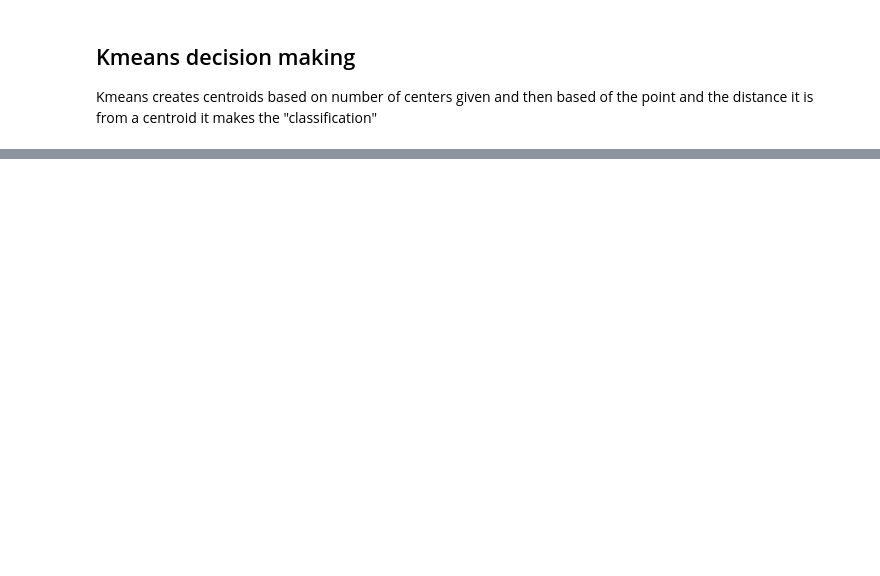
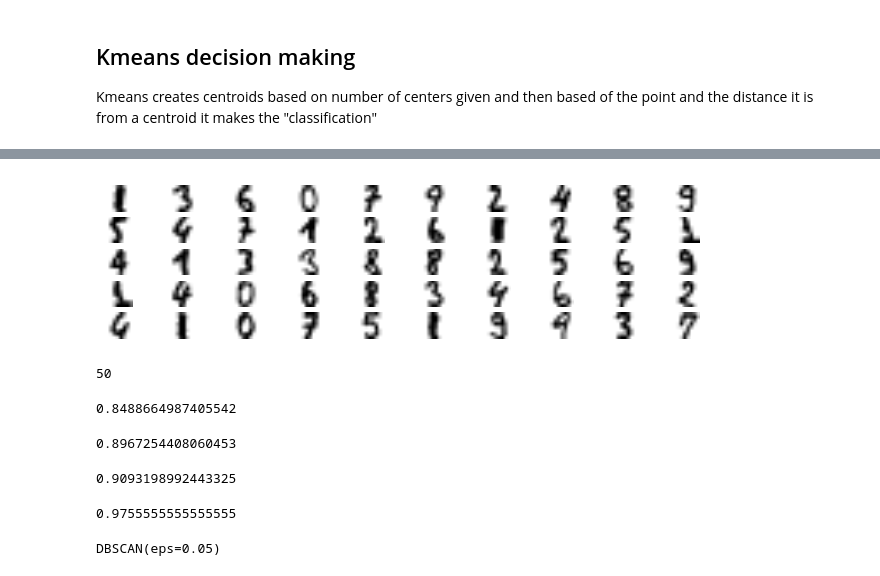
Before and after one commit to tcarr032/Unsupervised-Learning-models, a Jupyter notebook: Unsupervised.ipynb, the cells around one changed output, grey strips where cells are left out. Drawn from its saved outputs; the diff is of its cells as text; code cells hidden in the pictures; blank space fills up the shorter version.

```diff
--- a/Unsupervised.ipynb
+++ b/Unsupervised.ipynb
@@ -92,0 +159,5 @@ plt.show()
+# %%
+from sklearn.datasets import load_digits
+X_digits, y_digits = load_digits(return_X_y=True)
+X_train, y_train = X_digits[:1400], y_digits[:1400]
+X_test, y_test = X_digits[1400:], y_digits[1400:]
@@ -92,0 +175,30 @@ plt.show()
+# %%
+k = 50
+kmean = KMeans(n_clusters=k, random_state=42)
+X_digits_dist = kmean.fit_transform(X_train)
+representitive_digit_indx = np.argmin(X_digits_dist, axis=0)
+X_representitve_digits = X_train[representitive_digit_indx]
+# %%
+plt.figure(figsize=(8, 2))
+for indx, image in enumerate(X_representitve_digits):
+    plt.subplot(50// 10, 10, indx+1)
+    plt.imshow(image.reshape(8,8), cmap='binary', interpolation='bilinear')
+    plt.axis('off')
+plt.show()
+# %% [output]
+[figure, added]
+# %%
+y_representative_digits = [1, 3, 6, 0, 7, 9, 2, 4, 8, 9,
+                           5, 4, 7, 1, 2, 6, 1, 2, 5, 1,
+                           4, 1, 3, 3, 8, 8, 2, 5, 6, 9,
+                           1, 4, 0, 6, 8, 3, 4, 6, 7, 2,
+                           4, 1, 0, 7, 5, 1, 9, 9, 3, 7]
+len(y_representative_digits)
+# %% [output]
+50
+# %%
+log_reg = LogisticRegression(max_iter=10_000)
+log_reg.fit(X_representitve_digits, y_representative_digits)
+log_reg.score(X_test, y_test)
+# %% [output]
+0.8488664987405542
@@ -92,0 +209,6 @@ plt.show()
+# %%
+log_reg = LogisticRegression(max_iter=10_000)
+log_reg.fit(X_train, y_train_propagated)
+log_reg.score(X_test, y_test)
+# %% [output]
+0.8967254408060453
@@ -92,0 +230,19 @@ plt.show()
+# %%
+log_reg = LogisticRegression(max_iter=10_000)
+log_reg.fit(X_train_partially_propogated, y_train_partially_propogated)
+log_reg.score(X_test, y_test)
+# %% [output]
+0.9093198992443325
+# %%
+(y_train_partially_propogated == y_train[partially_propogagated]).mean() #checking how right we are about the new labels
+# %% [output]
+0.9755555555555555
+# %%
+from sklearn.cluster import DBSCAN
+from sklearn.datasets import make_moons
+
+X, y = make_moons(n_samples=1_000, noise=0.05)
+dbscan = DBSCAN(min_samples=5, eps=0.05)
+dbscan.fit(X)
+# %% [output]
+DBSCAN(eps=0.05)
```
Also changed, not shown: parts of 31 cells of this notebook.
